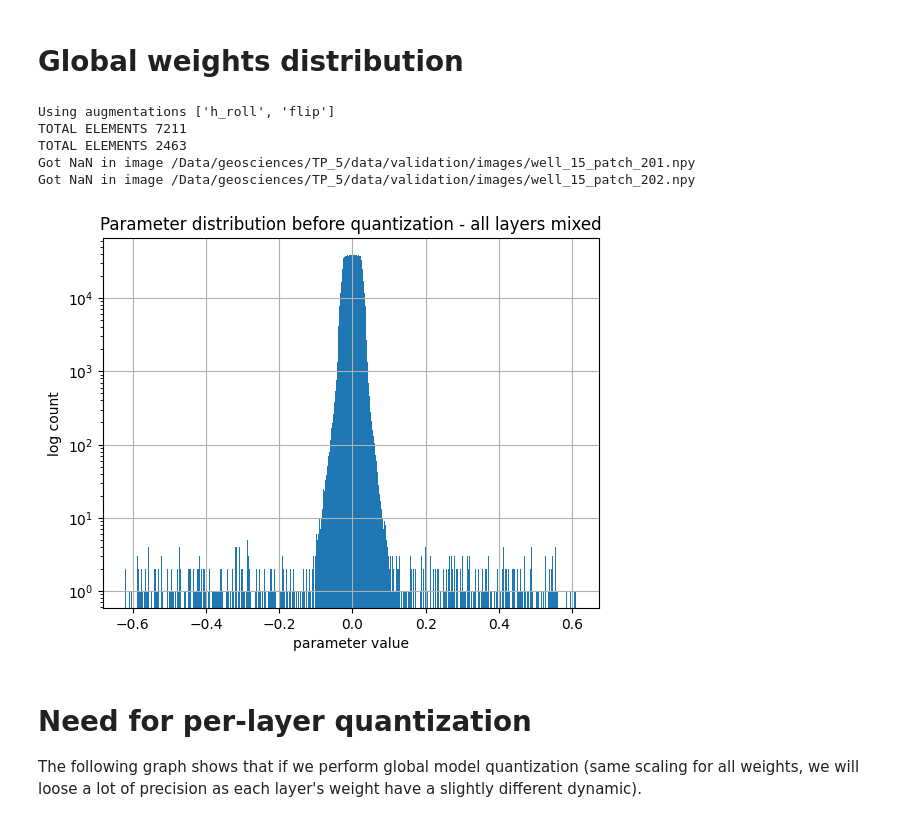
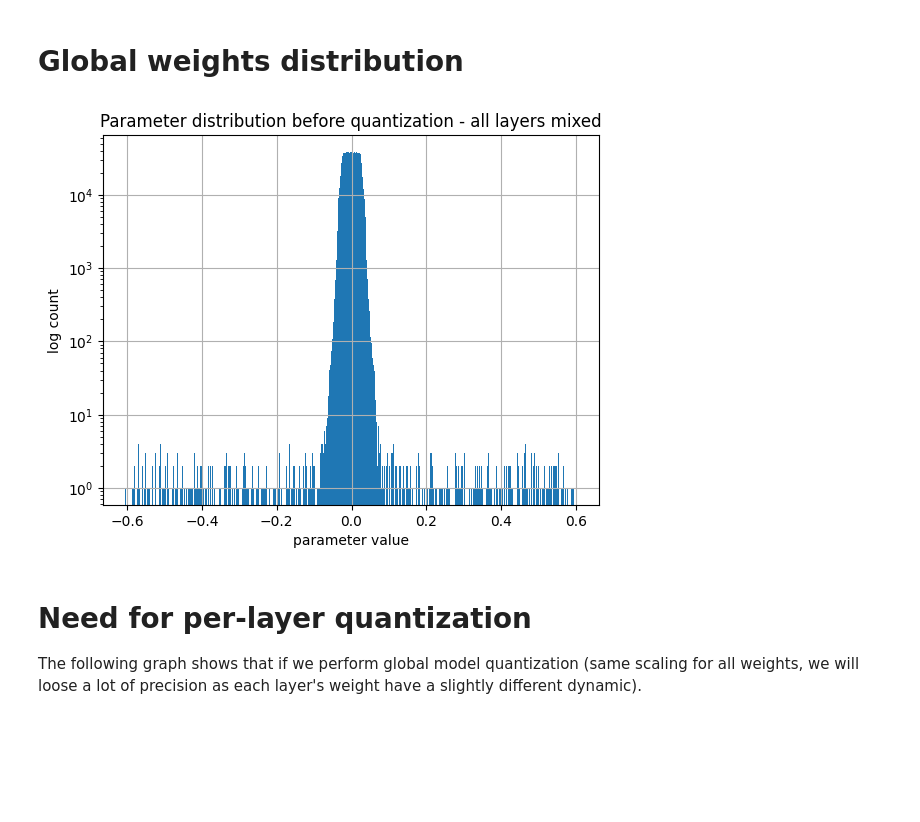
Before and after one commit to balthazarneveu/geosciences, a Jupyter notebook: TP_5/model_quantization.ipynb, the cells around one changed output. Saved outputs shown, nothing was run; the diff lists cells and outputs as text; code cells hidden in the pictures; blank space fills up the shorter version.

```diff
--- a/TP_5/model_quantization.ipynb
+++ b/TP_5/model_quantization.ipynb
@@ -19,8 +25,10 @@ The autoreload extension is already loaded. To reload it, use:
 # %%
 exp = 201 # Pick up a model to quantize
-num_bits=16 # If you want to change the number of bits, you need to reload the model
+exp = 204
+num_bits=4 # If you want to change the number of bits, you need to reload the model
 # you can use 3 bits , it still works kind of correctly
 model, dl_dict = load_model(exp)
+original_model, _ = load_model(exp, get_data_loaders_flag=False)
 # %% [output]
 Using augmentations ['h_roll', 'flip']
 TOTAL ELEMENTS 7211
@@ -157,23 +142,19 @@ not quantized model
 # %% [markdown]
 # Global weights distribution
 # %%
-model, dl_dict = load_model(exp) # Reload model before doing anything stupid and visualize quantized weights
+# model, dl_dict = load_model(exp) # Reload model before doing anything stupid and visualize quantized weights
+original_params = torch.cat([p.flatten() for p in original_model.parameters() if p.requires_grad])
+original_params = original_params.detach().cpu().numpy()
-# %% [output]
-Using augmentations ['h_roll', 'flip']
-TOTAL ELEMENTS 7211
-TOTAL ELEMENTS 2463
-Got NaN in image /Data/geosciences/TP_5/data/validation/images/well_15_patch_201.npy
-Got NaN in image /Data/geosciences/TP_5/data/validation/images/well_15_patch_202.npy
 # %%
-plt.hist(params, bins=1000)
+plt.hist(original_params, bins=1000)
 plt.yscale('log')
 plt.ylabel('log count')
 plt.xlabel('parameter value')
 plt.grid()
 plt.title('Parameter distribution before quantization - all layers mixed')
 plt.show()
 # %% [output]
-[figure, old version]
+[figure, new version]
 # %% [markdown]
 # Need  for per-layer quantization
 The following graph shows that if we perform global model quantization (same scaling for all weights, we will loose a lot of precision as each layer's weight have a slightly different dynamic).
```
Also changed, not shown: parts of 16 cells of this notebook, 3 other files.
